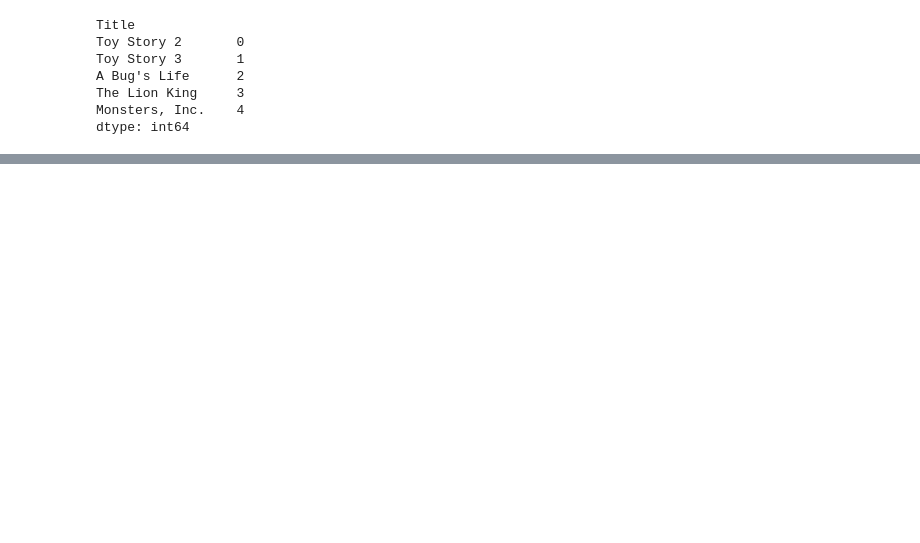
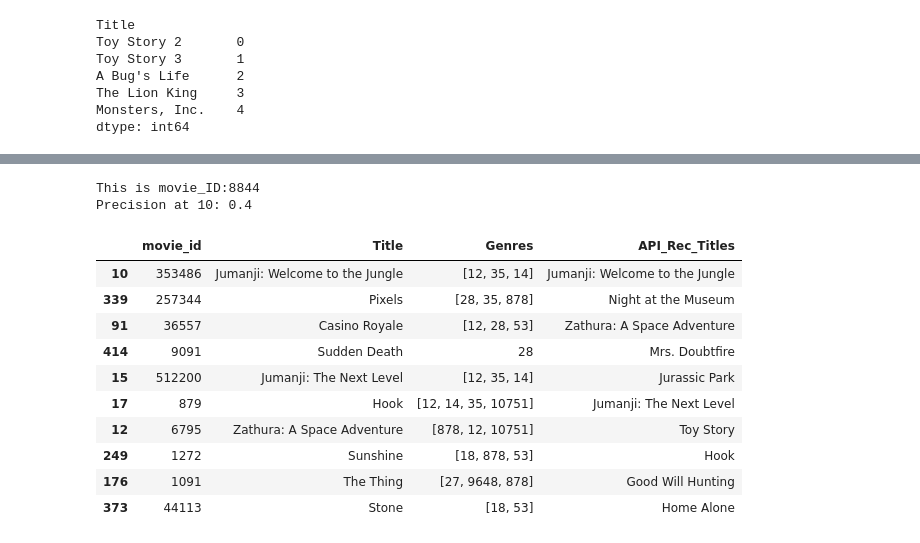
Before and after one commit to PeterTramm/Project-4, a Jupyter notebook: Notebooks/TMBD_Movie_rec.ipynb, the cells around one changed output, grey strips where cells are left out. Drawn from its saved outputs; the diff is of its cells as text; code cells hidden in the pictures; blank space fills up the shorter version.

```diff
--- a/Notebooks/TMBD_Movie_rec.ipynb
+++ b/Notebooks/TMBD_Movie_rec.ipynb
@@ -183,0 +213,16 @@ Therefore it would be a precision score of 2/10 = 0.2
+# %%
+ get_accuracy('Jumanji', "Plot")
+# %% [output]
+This is movie_ID:8844
+Precision at 10: 0.4
+|  | movie_id | Title | Genres | API_Rec_Titles |
+| 10 | 353486 | Jumanji: Welcome to the Jungle | [12, 35, 14] | Jumanji: Welcome to the Jungle |
+| 339 | 257344 | Pixels | [28, 35, 878] | Night at the Museum |
+| 91 | 36557 | Casino Royale | [12, 28, 53] | Zathura: A Space Adventure |
+| 414 | 9091 | Sudden Death | 28 | Mrs. Doubtfire |
+| 15 | 512200 | Jumanji: The Next Level | [12, 35, 14] | Jurassic Park |
+| 17 | 879 | Hook | [12, 14, 35, 10751] | Jumanji: The Next Level |
+| 12 | 6795 | Zathura: A Space Adventure | [878, 12, 10751] | Toy Story |
+| 249 | 1272 | Sunshine | [18, 878, 53] | Hook |
+| 176 | 1091 | The Thing | [27, 9648, 878] | Good Will Hunting |
+| 373 | 44113 | Stone | [18, 53] | Home Alone |
```
Also changed, not shown: parts of 60 cells of this notebook, 1 other file.
